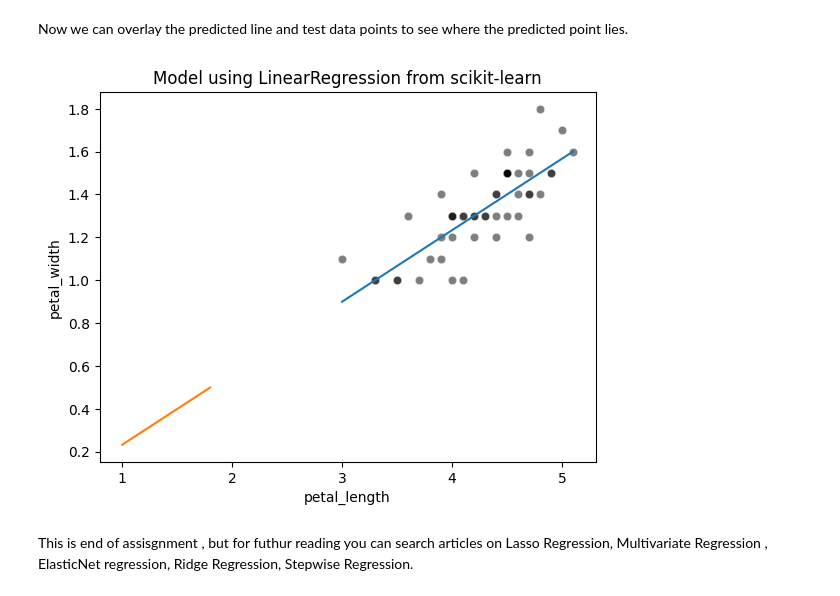
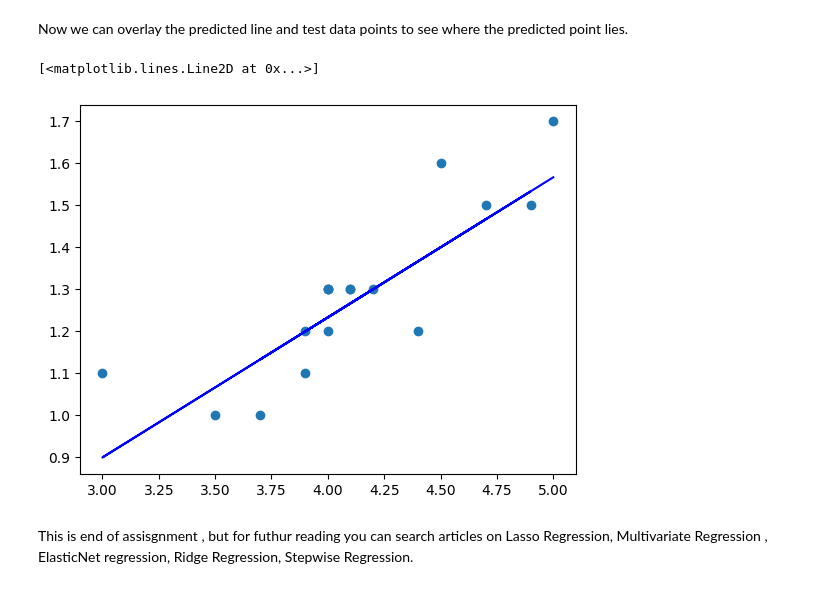
Before and after one commit to Angshumita2000/Dice-Simulations, a Jupyter notebook: Copy_of_SA2023_WEEK_2.ipynb, the cells around one changed output. Cells and saved outputs as stored; diff of their text form; code cells hidden in the pictures.

```diff
--- a/Copy_of_SA2023_WEEK_2.ipynb
+++ b/Copy_of_SA2023_WEEK_2.ipynb
@@ -166,3 +166,4 @@ from sklearn.linear_model import LinearRegression
 #your code here
 linear_regression = LinearRegression()
 linear_regression.fit(X_train, Y_train)
+prediction=linear_regression.predict(X_test)
@@ -181,19 +180,18 @@ Now we can overlay the predicted line and test data points to see where the pred
 # %%
 #your code here
 import numpy as np
 import matplotlib.pyplot as plt
 import seaborn as sns
 
 length_range = np.linspace(data.min(), data.max(), num=300)
 predicted_petal_length = (
     linear_regression.coef_ * length_range + linear_regression.intercept_
 )
-length_range
-sns.scatterplot(x=data.petal_length, y=data.petal_width, color="black", alpha=0.5)
-plt.plot(length_range, predicted_petal_length)
-_ = plt.title("Model using LinearRegression from scikit-learn")
+plt.scatter(X_test, Y_test)
+plt.plot(X_test,prediction ,color="Blue")
 # %% [output]
+[<matplotlib.lines.Line2D at 0x...>]
-[figure, old version]
+[figure, new version]
 # %% [markdown]
 This is end of assisgnment , but for futhur reading you can search articles on
 Lasso Regression, Multivariate Regression , ElasticNet regression, Ridge Regression, Stepwise Regression.
```
Also changed, not shown: parts of 1 cell of this notebook.
